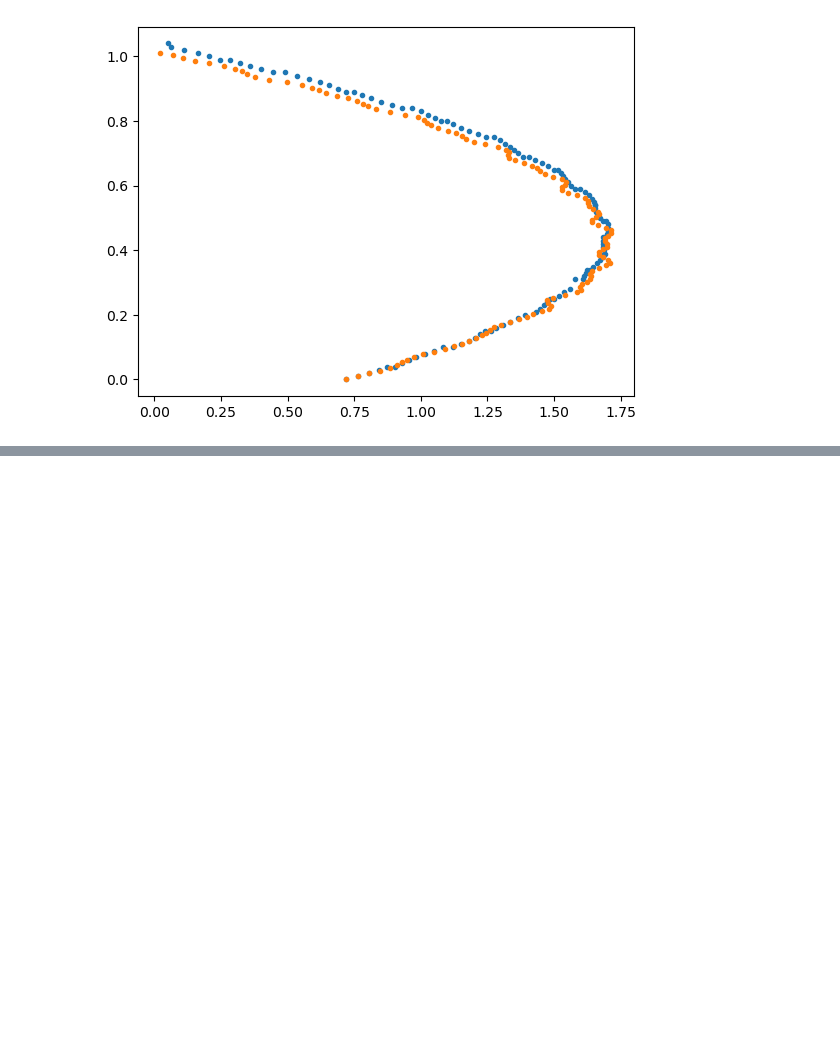
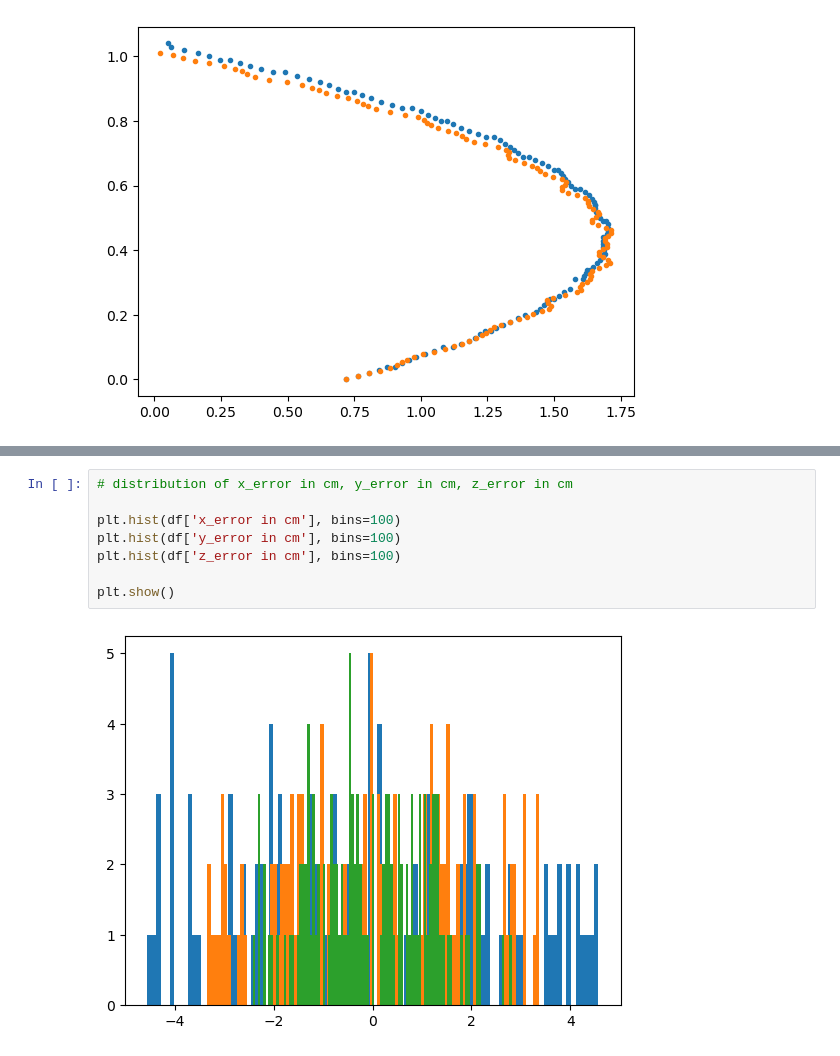
Before and after one commit to kirankigi5/ball_tracking, a Jupyter notebook: ball_tracking.ipynb, the cells around one changed output, grey strips where cells are left out. Saved outputs shown, nothing was run; the diff lists cells and outputs as text; blank space fills up the shorter version.

```diff
--- a/ball_tracking.ipynb
+++ b/ball_tracking.ipynb
@@ -295,0 +354,10 @@ plt.show()
+# %%
+# distribution of x_error in cm, y_error in cm, z_error in cm
+
+plt.hist(df['x_error in cm'], bins=100)
+plt.hist(df['y_error in cm'], bins=100)
+plt.hist(df['z_error in cm'], bins=100)
+
+plt.show()
+# %% [output]
+[figure, added]
```
Also changed, not shown: parts of 5 cells of this notebook.
